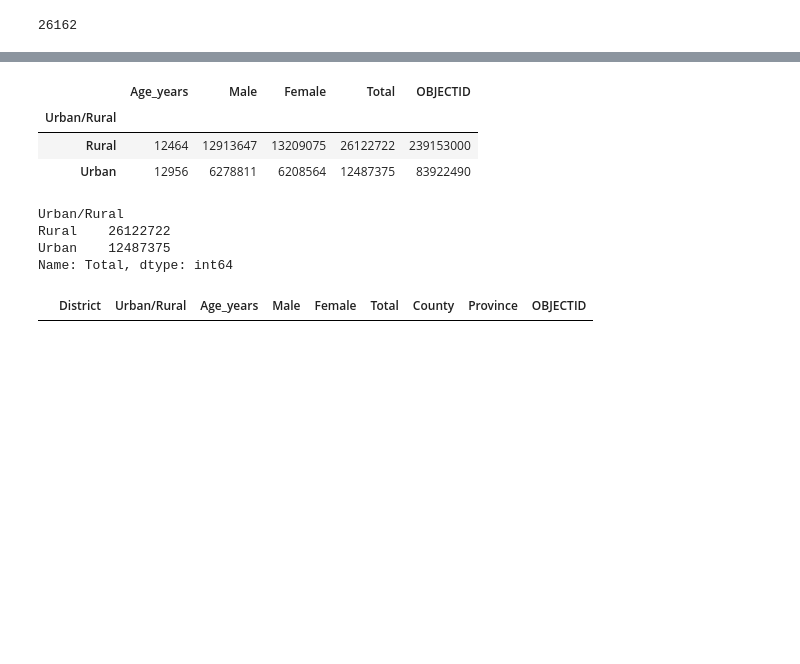
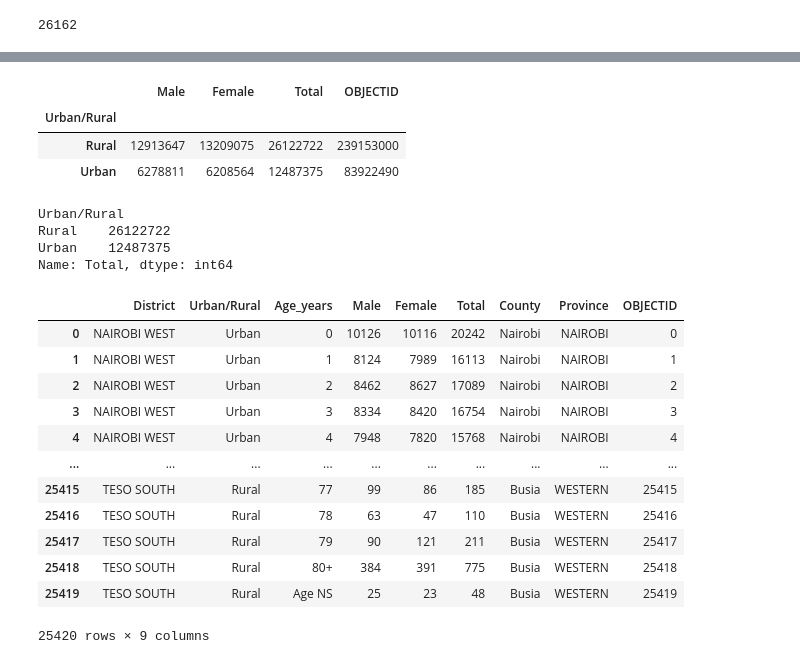
Before and after one commit to kanjaq/Pandas_Assignment2, a Jupyter notebook: Pandas_Assignment2.ipynb, the cells around one changed output, grey strips where cells are left out. Saved outputs shown, nothing was run; the diff lists cells and outputs as text; code cells hidden in the pictures; blank space fills up the shorter version.

```diff
--- a/Pandas_Assignment2.ipynb
+++ b/Pandas_Assignment2.ipynb
@@ -340,6 +340,8 @@ df.columns
 Index(['District', 'Urban/Rural', 'Age_years', 'Male', 'Female', 'Total',
        'County', 'Province', 'OBJECTID'],
       dtype='object')
+# %%
+df.dropna(how='all', inplace=True)
 # %%
 # What was the average age of person in Busia County? How many people of this age were in Busia County?
 x = df.loc[(df['Age_years'] != 'Age NS') & (df['Age_years'] != '80+')]
@@ -434,10 +434,10 @@ dtype('O')
 # What was the urban population in Kenya?
 df.groupby('Urban/Rural').sum()
 # %% [output]
-|  | Age_years | Male | Female | Total | OBJECTID |
-| Urban/Rural |  |  |  |  |  |
-| Rural | 12464 | 12913647 | 13209075 | 26122722 | 239153000 |
-| Urban | 12956 | 6278811 | 6208564 | 12487375 | 83922490 |
+|  | Male | Female | Total | OBJECTID |
+| Urban/Rural |  |  |  |  |
+| Rural | 12913647 | 13209075 | 26122722 | 239153000 |
+| Urban | 6278811 | 6208564 | 12487375 | 83922490 |
 # %%
 df.groupby('Urban/Rural')['Total'].sum()
 # %% [output]
@@ -446,7 +446,18 @@ Rural    26122722
 Urban    12487375
 Name: Total, dtype: int64
 # %%
-index_age = df[ (df['Age_years'] =='Age NS') & (df['Age_years'] =='80+')]
-index_age
+df.dropna(axis=0, how='all')
 # %% [output]
 |  | District | Urban/Rural | Age_years | Male | Female | Total | County | Province | OBJECTID |
+| 0 | NAIROBI WEST | Urban | 0 | 10126 | 10116 | 20242 | Nairobi | NAIROBI | 0 |
+| 1 | NAIROBI WEST | Urban | 1 | 8124 | 7989 | 16113 | Nairobi | NAIROBI | 1 |
+| 2 | NAIROBI WEST | Urban | 2 | 8462 | 8627 | 17089 | Nairobi | NAIROBI | 2 |
+| 3 | NAIROBI WEST | Urban | 3 | 8334 | 8420 | 16754 | Nairobi | NAIROBI | 3 |
+| 4 | NAIROBI WEST | Urban | 4 | 7948 | 7820 | 15768 | Nairobi | NAIROBI | 4 |
+| ... | ... | ... | ... | ... | ... | ... | ... | ... | ... |
+| 25415 | TESO SOUTH | Rural | 77 | 99 | 86 | 185 | Busia | WESTERN | 25415 |
+| 25416 | TESO SOUTH | Rural | 78 | 63 | 47 | 110 | Busia | WESTERN | 25416 |
+| 25417 | TESO SOUTH | Rural | 79 | 90 | 121 | 211 | Busia | WESTERN | 25417 |
+| 25418 | TESO SOUTH | Rural | 80+ | 384 | 391 | 775 | Busia | WESTERN | 25418 |
+| 25419 | TESO SOUTH | Rural | Age NS | 25 | 23 | 48 | Busia | WESTERN | 25419 |
+25420 rows × 9 columns
```
Also changed, not shown: parts of 16 cells of this notebook.
